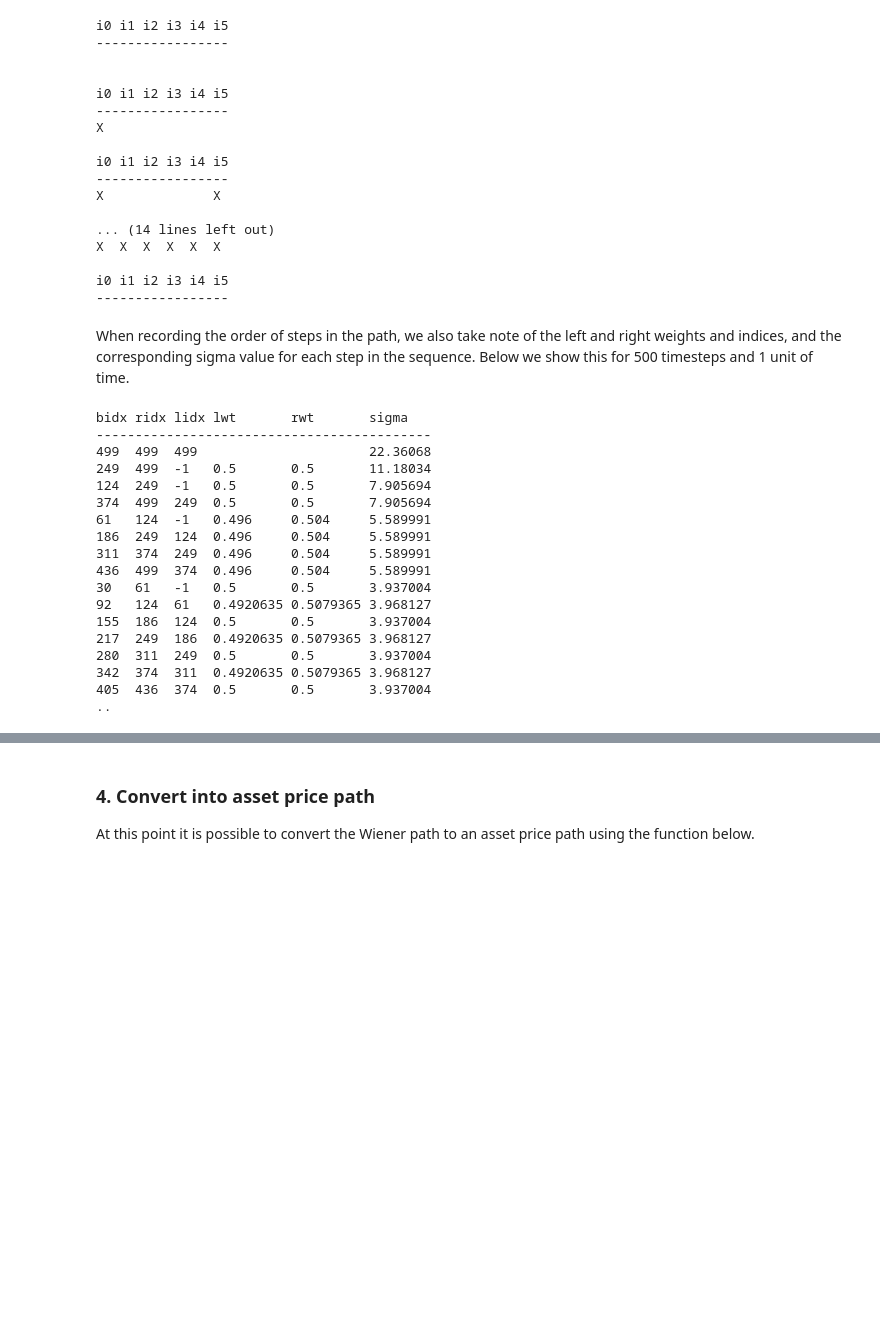
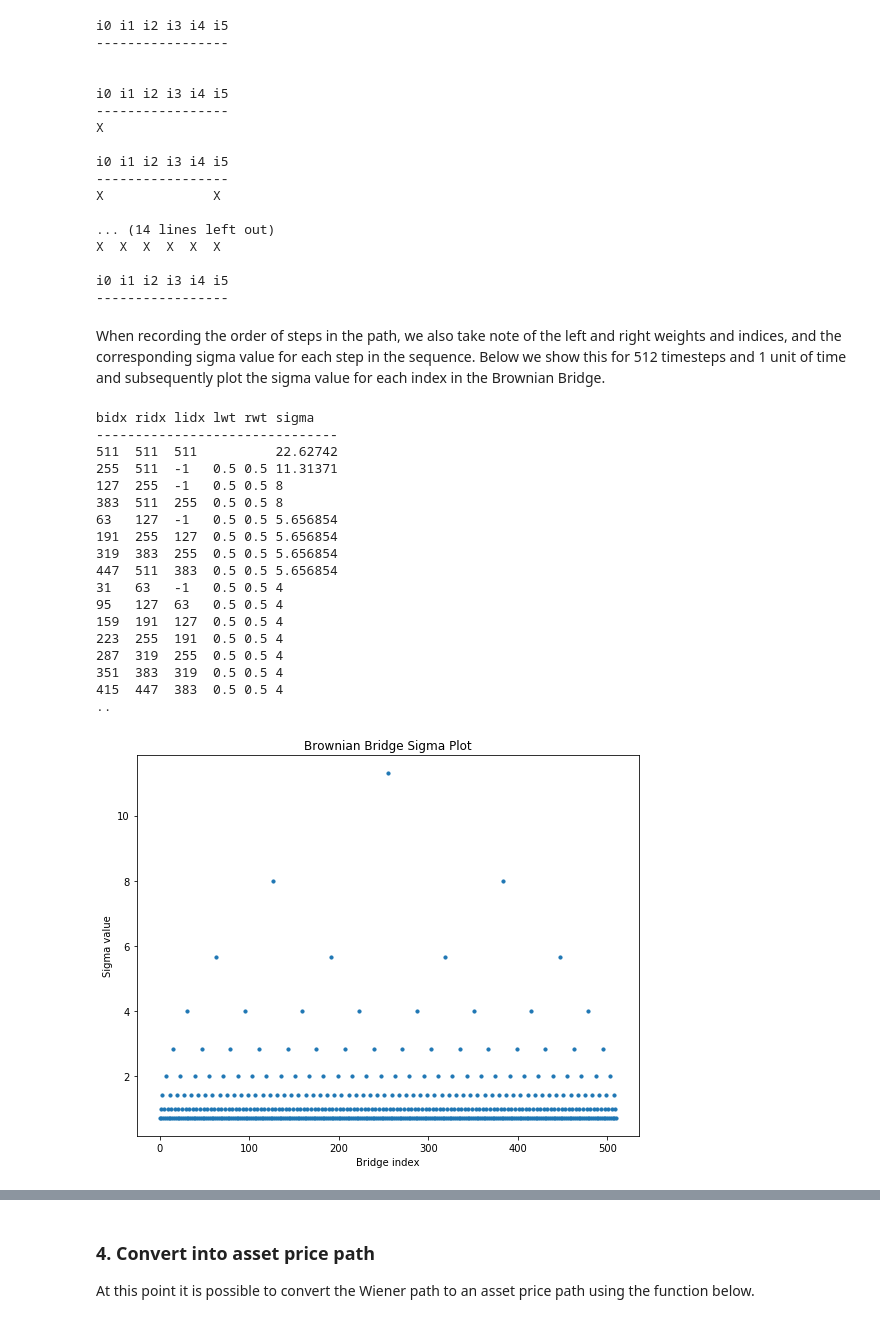
Before and after one commit to dmorgankx/optionpricing, a Jupyter notebook: notebooks/SobolOptionPricing.ipynb, the cells around one changed output, grey strips where cells are left out. Cells and saved outputs as stored; diff of their text form; code cells hidden in the pictures; blank space fills up the shorter version.

Commit message:
n changed to 2^n, additional sigma plot, os check for demo

```diff
--- a/notebooks/SobolOptionPricing.ipynb
+++ b/notebooks/SobolOptionPricing.ipynb
@@ -235,27 +235,36 @@ X  X  X  X  X  X
 i0 i1 i2 i3 i4 i5
 -----------------
 # %% [markdown]
-When recording the order of steps in the path, we also take note of the left and right weights and indices, and the corresponding sigma value for each step in the sequence. Below we show this for 500 timesteps and 1 unit of time.
+When recording the order of steps in the path, we also take note of the left and right weights and indices, and the corresponding sigma value for each step in the sequence. Below we show this for 512 timesteps and 1 unit of time and subsequently plot the sigma value for each index in the Brownian Bridge.
 # %%
 dt:1
-last value bbex:bbridge[nsteps;dt]
+show b:last value bbex:bbridge[nsteps;dt]
 # %% [output]
-bidx ridx lidx lwt       rwt       sigma
--------------------------------------------
-499  499  499                      22.36068
-249  499  -1   0.5       0.5       11.18034
-124  249  -1   0.5       0.5       7.905694
-374  499  249  0.5       0.5       7.905694
-61   124  -1   0.496     0.504     5.589991
-186  249  124  0.496     0.504     5.589991
-311  374  249  0.496     0.504     5.589991
-436  499  374  0.496     0.504     5.589991
-30   61   -1   0.5       0.5       3.937004
-92   124  61   0.4920635 0.5079365 3.968127
-155  186  124  0.5       0.5       3.937004
-217  249  186  0.4920635 0.5079365 3.968127
-280  311  249  0.5       0.5       3.937004
-342  374  311  0.4920635 0.5079365 3.968127
-405  436  374  0.5       0.5       3.937004
+bidx ridx lidx lwt rwt sigma
+-------------------------------
+511  511  511          22.62742
+255  511  -1   0.5 0.5 11.31371
+127  255  -1   0.5 0.5 8
+383  511  255  0.5 0.5 8
+63   127  -1   0.5 0.5 5.656854
+191  255  127  0.5 0.5 5.656854
+319  383  255  0.5 0.5 5.656854
+447  511  383  0.5 0.5 5.656854
+31   63   -1   0.5 0.5 4
+95   127  63   0.5 0.5 4
+159  191  127  0.5 0.5 4
+223  255  191  0.5 0.5 4
+287  319  255  0.5 0.5 4
+351  383  319  0.5 0.5 4
+415  447  383  0.5 0.5 4
 ..
+# %%
+plt[`:figure]`figsize pykw 9 7;
+plt[`:title]"Brownian Bridge Sigma Plot";
+plt[`:scatter][;;10]. (1_b)`bidx`sigma;
+plt[`:xlabel]"Bridge index";
+plt[`:ylabel]"Sigma value";
+plt[`:show][];
+# %% [output]
+[figure, added]
 # %% [markdown]
```
Also changed, not shown: parts of 17 cells of this notebook, 1 other file.
